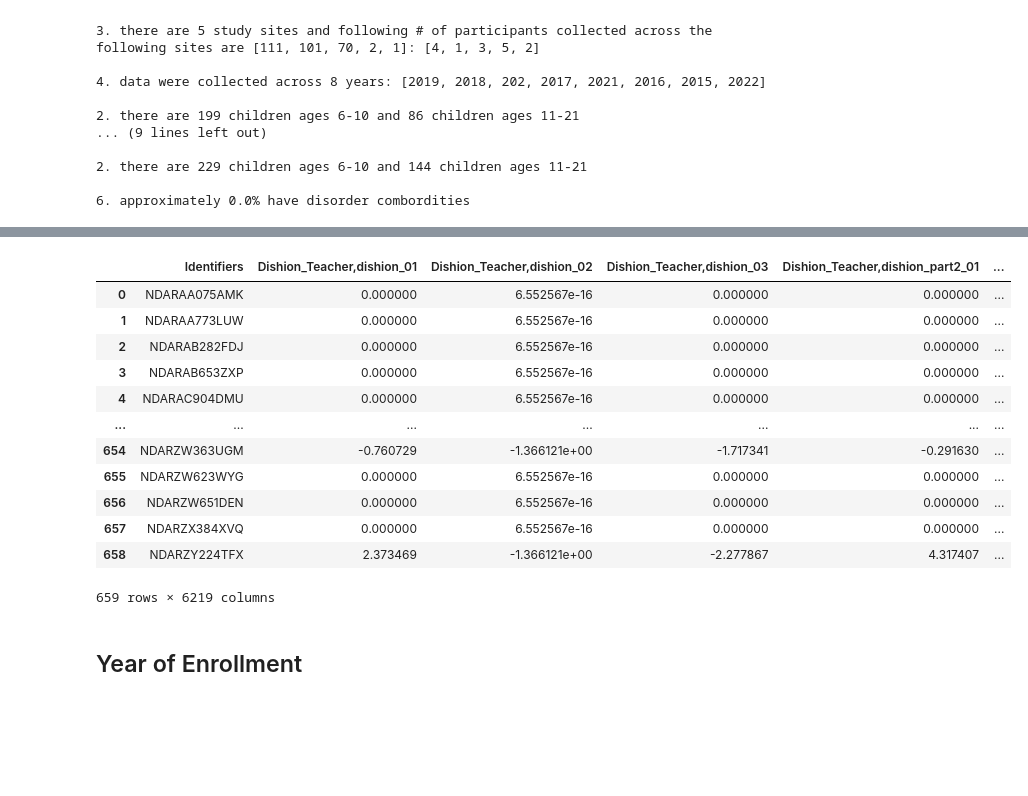
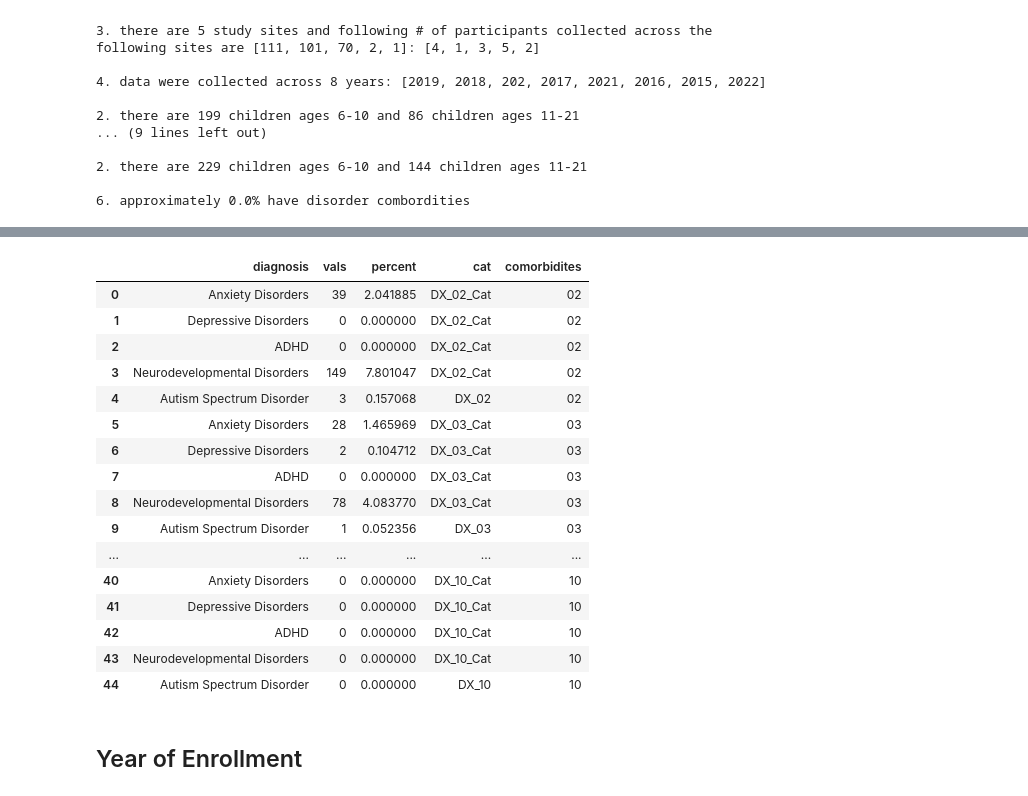
Before and after one commit to burdinskid13/healthy_brain_network, a Jupyter notebook: notebooks/figures-Reading_Impairment.ipynb, the cells around one changed output, grey strips where cells are left out. Drawn from its saved outputs; the diff is of its cells as text; code cells hidden in the pictures; blank space fills up the shorter version.

```diff
--- a/notebooks/figures-Reading_Impairment.ipynb
+++ b/notebooks/figures-Reading_Impairment.ipynb
@@ -270,17 +269,61 @@ plt.subplots_adjust(left=0.125, bottom=0.001, right=2.0, top=2.0, wspace=.2, hsp
 [figure]
 # %%
-data
+### Load data ###
+dx = pd.read_csv(os.path.join(fdir, 'Clinical_Diagnosis_Demographics.csv'))
+
+data_dict = {'Anxiety Disorders': 'DX_02_Cat',
+             'Depressive Disorders': 'DX_02_Cat',
+            'ADHD': 'DX_02_Cat',
+             'Neurodevelopmental Disorders': 'DX_02_Cat',
+            'Autism Spectrum Disorder': 'DX_02'
+            }
+
+df_subset = dx[dx['DX_01_Cat_new']==diagnosis_name]
+
+list_vals =np.arange(2,11)
+
+vals = []; v_new_all = []; diagnoses = []; percent_all=[]
+for num in list_vals:
+    for k,v in data_dict.items():
+
+        if len(v.split('_'))==3:
+            v_new = v.split('_')[0] + "_%02.f"%num + '_' +  v.split('_')[2]
+        else:
+            v_new = v.split('_')[0] + "_%02.f"%num
+        v_new_all.append(v_new)
+
+        diagnoses.append(k)
+
+        val = np.nansum(df_subset[v_new].str.contains(k))
+        percent = (np.nansum(df_subset[v_new].str.contains(k)) / df_adhd.shape[0]) *100
+        vals.append(val)
+        percent_all.append(percent)
+
+# make dataframe
+df_co = pd.DataFrame()
+df_co['diagnosis'] = diagnoses
+df_co['vals'] = vals
+df_co['percent'] = percent_all
+df_co['cat'] = v_new_all
+df_co['comorbidites'] = df_co['cat'].str.extract('(\d+)')
+
+
+df_co
 # %% [output]
-|  | Identifiers | Dishion_Teacher,dishion_01 | Dishion_Teacher,dishion_02 | Dishion_Teacher,dishion_03 | Dishion_Teacher,dishion_part2_01 | ... |
-| 0 | NDARAA075AMK | 0.000000 | 6.552567e-16 | 0.000000 | 0.000000 | ... |
-| 1 | NDARAA773LUW | 0.000000 | 6.552567e-16 | 0.000000 | 0.000000 | ... |
-| 2 | NDARAB282FDJ | 0.000000 | 6.552567e-16 | 0.000000 | 0.000000 | ... |
-| 3 | NDARAB653ZXP | 0.000000 | 6.552567e-16 | 0.000000 | 0.000000 | ... |
-| 4 | NDARAC904DMU | 0.000000 | 6.552567e-16 | 0.000000 | 0.000000 | ... |
-| ... | ... | ... | ... | ... | ... | ... |
-| 654 | NDARZW363UGM | -0.760729 | -1.366121e+00 | -1.717341 | -0.291630 | ... |
-| 655 | NDARZW623WYG | 0.000000 | 6.552567e-16 | 0.000000 | 0.000000 | ... |
-| 656 | NDARZW651DEN | 0.000000 | 6.552567e-16 | 0.000000 | 0.000000 | ... |
-| 657 | NDARZX384XVQ | 0.000000 | 6.552567e-16 | 0.000000 | 0.000000 | ... |
-| 658 | NDARZY224TFX | 2.373469 | -1.366121e+00 | -2.277867 | 4.317407 | ... |
+|  | diagnosis | vals | percent | cat | comorbidites |
+| 0 | Anxiety Disorders | 39 | 2.041885 | DX_02_Cat | 02 |
+| 1 | Depressive Disorders | 0 | 0.000000 | DX_02_Cat | 02 |
+| 2 | ADHD | 0 | 0.000000 | DX_02_Cat | 02 |
+| 3 | Neurodevelopmental Disorders | 149 | 7.801047 | DX_02_Cat | 02 |
+| 4 | Autism Spectrum Disorder | 3 | 0.157068 | DX_02 | 02 |
+| 5 | Anxiety Disorders | 28 | 1.465969 | DX_03_Cat | 03 |
+| 6 | Depressive Disorders | 2 | 0.104712 | DX_03_Cat | 03 |
+| 7 | ADHD | 0 | 0.000000 | DX_03_Cat | 03 |
+| 8 | Neurodevelopmental Disorders | 78 | 4.083770 | DX_03_Cat | 03 |
+| 9 | Autism Spectrum Disorder | 1 | 0.052356 | DX_03 | 03 |
+| ... | ... | ... | ... | ... | ... |
+| 40 | Anxiety Disorders | 0 | 0.000000 | DX_10_Cat | 10 |
+| 41 | Depressive Disorders | 0 | 0.000000 | DX_10_Cat | 10 |
+| 42 | ADHD | 0 | 0.000000 | DX_10_Cat | 10 |
+| 43 | Neurodevelopmental Disorders | 0 | 0.000000 | DX_10_Cat | 10 |
+| 44 | Autism Spectrum Disorder | 0 | 0.000000 | DX_10 | 10 |
-659 rows × 6219 columns
```
Also changed, not shown: parts of 6 cells of this notebook, 1 other file.
